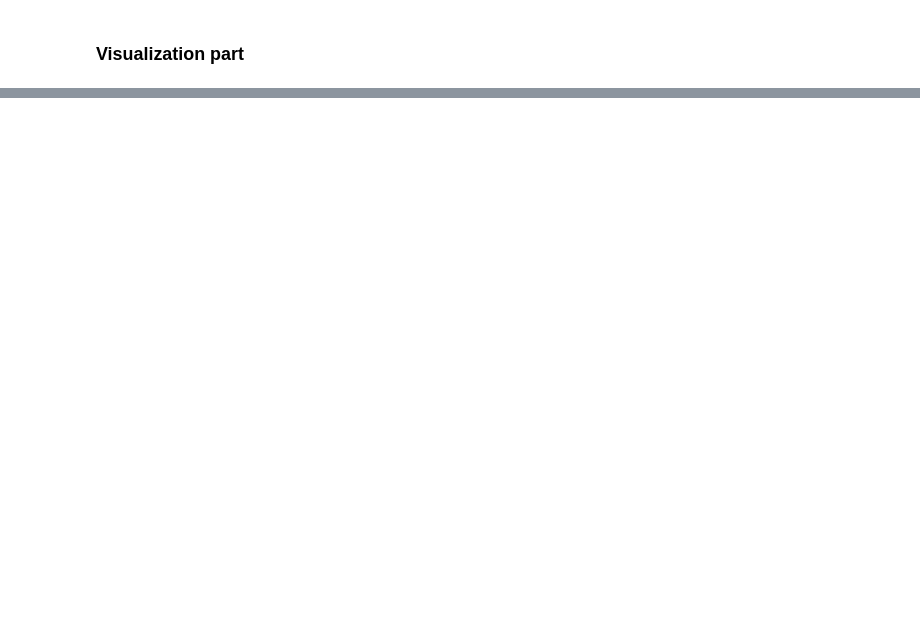
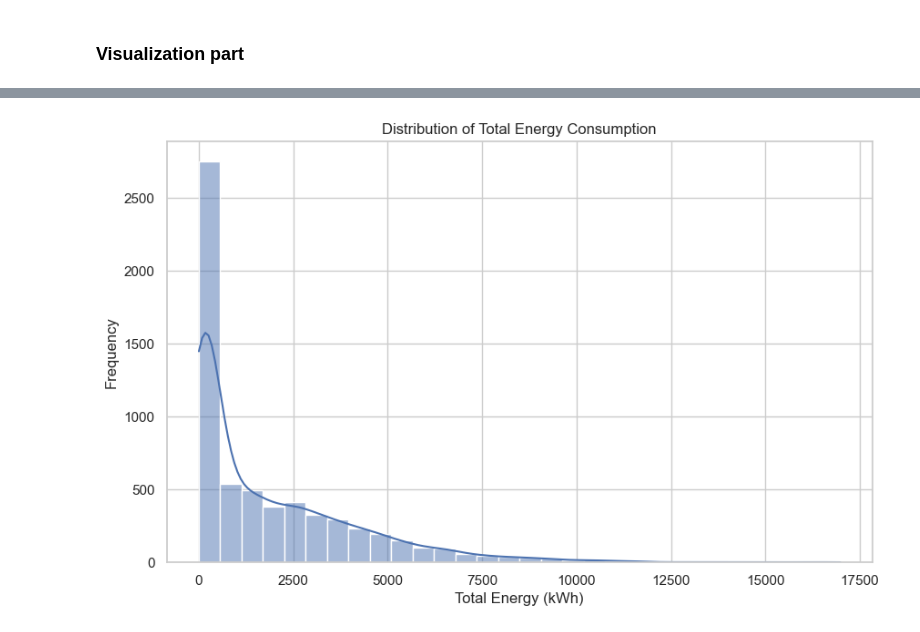
Before and after one commit to trangdtk-vnu/charging_stations, a Jupyter notebook: pdr_locations.ipynb, the cells around one changed output, grey strips where cells are left out. Drawn from its saved outputs; the diff is of its cells as text; code cells hidden in the pictures; blank space fills up the shorter version.

```diff
--- a/pdr_locations.ipynb
+++ b/pdr_locations.ipynb
@@ -1574,11 +1623,13 @@ plt.show()
 # %%
 # Plot distribution of total energy consumption
 plt.figure(figsize=(10, 6))
-sns.histplot(pdr_locations_cleaned['totEnergy'], bins=30, kde=True)
+sns.histplot(pdr_locations_cleaned['energy'], bins=30, kde=True)
 plt.title('Distribution of Total Energy Consumption')
 plt.xlabel('Total Energy (kWh)')
 plt.ylabel('Frequency')
 plt.show()
+# %% [output]
+[figure, added]
 # %%
 import matplotlib.pyplot as plt
 import seaborn as sns
```
Also changed, not shown: parts of 38 cells of this notebook, 2 other files.
